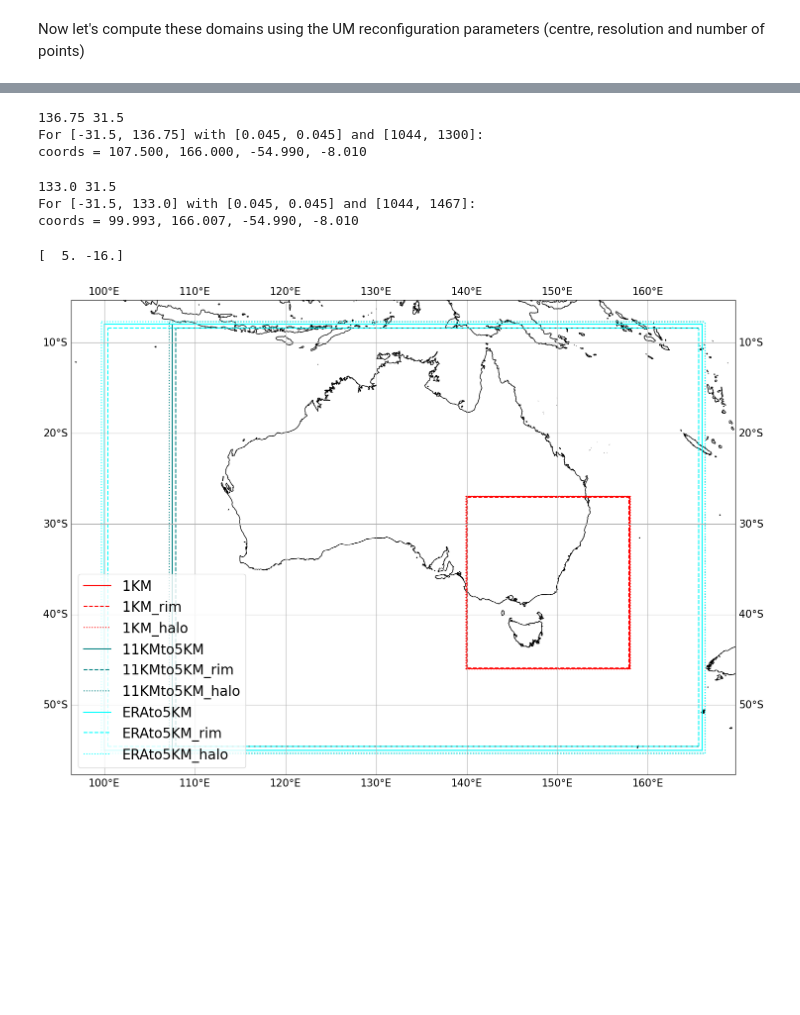
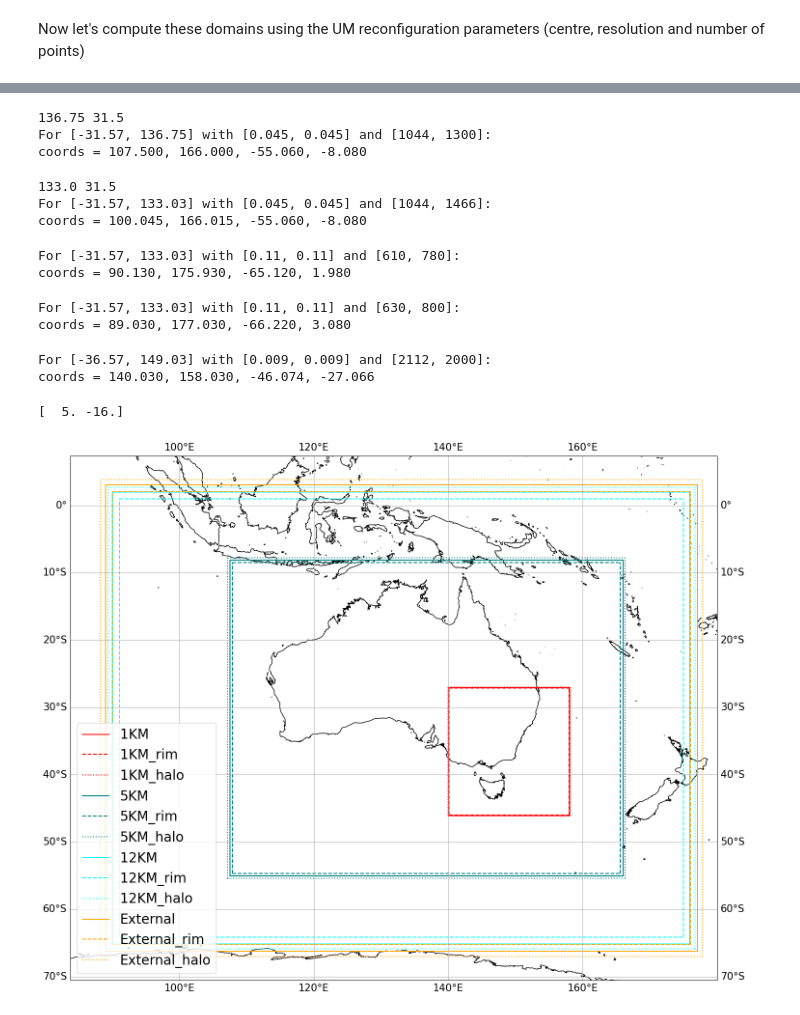
Before and after one commit to 21centuryweather/UM_configuration_tools, a Jupyter notebook: Flagship_domain.ipynb, the cells around one changed output, grey strips where cells are left out. Saved outputs shown, nothing was run; the diff lists cells and outputs as text; code cells hidden in the pictures; blank space fills up the shorter version.

```diff
--- a/Flagship_domain.ipynb
+++ b/Flagship_domain.ipynb
@@ -101,5 +113,5 @@ coords = 140.000, 158.000, -45.999, -27.001
 # %%
-# Flagship 11kmto5km domain. Target domain is [107.5,166,-8,-55]
+# Flagship 5km domain. Target domain is [107.5,166,-8,-55]
 
 inner_ew=(166-107.5)
 inner_ns=(55-8)
@@ -108,15 +120,15 @@ ns_centre=8+inner_ns/2
 
 print (ew_centre,ns_centre)
 
-FLAGSHIP_11kmto5km_CENTRE=[-31.5,136.75]
-FLAGSHIP_11kmto5km_RES=[0.045,0.045]
-FLAGSHIP_11kmto5km_SIZE=[1044,1300]
+FLAGSHIP_5km_CENTRE=[-31.57,136.75]
+FLAGSHIP_5km_RES=[0.045,0.045]
+FLAGSHIP_5km_SIZE=[1044,1300]
 
-print_corners(FLAGSHIP_11kmto5km_CENTRE, FLAGSHIP_11kmto5km_RES, FLAGSHIP_11kmto5km_SIZE)
+print_corners(FLAGSHIP_5km_CENTRE, FLAGSHIP_5km_RES, FLAGSHIP_5km_SIZE)
 # %% [output]
 136.75 31.5
-For [-31.5, 136.75] with [0.045, 0.045] and [1044, 1300]:
-coords = 107.500, 166.000, -54.990, -8.010
+For [-31.57, 136.75] with [0.045, 0.045] and [1044, 1300]:
+coords = 107.500, 166.000, -55.060, -8.080
 # %%
 # Flagship ERAto5km domain. Target domain is [100,166,-8,-55]
 
@@ -127,15 +139,48 @@ ns_centre=8+inner_ns/2
 
 print (ew_centre,ns_centre)
 
-FLAGSHIP_ERAto5km_CENTRE=[-31.5,133.0]
-FLAGSHIP_ERAto5km_RES=[0.045,0.045]
-FLAGSHIP_ERAto5km_SIZE=[1044,1467]
+FLAGSHIP_BARRAto5km_CENTRE=[-31.57,133.03]
+FLAGSHIP_BARRAto5km_RES=[0.045,0.045]
+FLAGSHIP_BARRAto5km_SIZE=[1044,1466]
 
-print_corners(FLAGSHIP_ERAto5km_CENTRE, FLAGSHIP_ERAto5km_RES, FLAGSHIP_ERAto5km_SIZE)
+print_corners(FLAGSHIP_BARRAto5km_CENTRE, FLAGSHIP_BARRAto5km_RES, FLAGSHIP_BARRAto5km_SIZE)
 # %% [output]
 133.0 31.5
-For [-31.5, 133.0] with [0.045, 0.045] and [1044, 1467]:
-coords = 99.993, 166.007, -54.990, -8.010
+For [-31.57, 133.03] with [0.045, 0.045] and [1044, 1466]:
+coords = 100.045, 166.015, -55.060, -8.080
+# %%
+# Flagship BARRA-R2 internal domain. Target domain is [90,180,-5,-65]
+
+FLAGSHIP_BARRA_CENTRE=[-31.57,133.03]
+FLAGSHIP_BARRA_RES=[0.11,0.11]
+FLAGSHIP_BARRA_SIZE=[610,780]
+
+print_corners(FLAGSHIP_BARRA_CENTRE, FLAGSHIP_BARRA_RES, FLAGSHIP_BARRA_SIZE)
+# %% [output]
+For [-31.57, 133.03] with [0.11, 0.11] and [610, 780]:
+coords = 90.130, 175.930, -65.120, 1.980
+# %%
+# Flagship BARRA-R2 external domain. Target domain is [90,180,-5,-65]
+
+FLAGSHIP_BARRA_EX_CENTRE=[-31.57,133.03]
+FLAGSHIP_BARRA_EX_RES=[0.11,0.11]
+FLAGSHIP_BARRA_EX_SIZE=[630,800]
+
+print_corners(FLAGSHIP_BARRA_EX_CENTRE, FLAGSHIP_BARRA_EX_RES, FLAGSHIP_BARRA_EX_SIZE)
+# %% [output]
+For [-31.57, 133.03] with [0.11, 0.11] and [630, 800]:
+coords = 89.030, 177.030, -66.220, 3.080
+# %%
+# Flagship 1-km domain. Target domain is [140,158,-27,-46]
+
+FLAGSHIP_1_CENTRE=[-36.57,149.03]
+FLAGSHIP_1_RES=[0.009,0.009]
+FLAGSHIP_1_SIZE=[2112,2000]
+
+print_corners(FLAGSHIP_1_CENTRE, FLAGSHIP_1_RES, FLAGSHIP_1_SIZE)
+# %% [output]
+For [-36.57, 149.03] with [0.009, 0.009] and [2112, 2000]:
+coords = 140.030, 158.030, -46.074, -27.066
 # %%
 # Compute offset between 1 km domain centre and ERAto5km
 import numpy as np
@@ -146,16 +191,19 @@ print (offset)
 # %%
 # Re-plot using UM reconfiguration parameters
 
 plt.figure(figsize=(15,15))
 ax = plt.axes(projection=ccrs.PlateCarree())
 flagship_1km_coords = plot_region(ax, '1KM', centre=FLAGSHIP_1_CENTRE, res=FLAGSHIP_1_RES, size=FLAGSHIP_1_SIZE, color='r')
-flagship_11kmto5km_coords = plot_region(ax, '11KMto5KM', centre=FLAGSHIP_11kmto5km_CENTRE, res=FLAGSHIP_11kmto5km_RES, size=FLAGSHIP_11kmto5km_SIZE, color='teal')
-flagship_ERAto5km_coords = plot_region(ax, 'ERAto5KM', centre=FLAGSHIP_ERAto5km_CENTRE, res=FLAGSHIP_ERAto5km_RES, size=FLAGSHIP_ERAto5km_SIZE, color='cyan')
+flagship_5km_coords = plot_region(ax, '5KM', centre=FLAGSHIP_5km_CENTRE, res=FLAGSHIP_5km_RES, size=FLAGSHIP_5km_SIZE, color='teal')
+flagship_12km_coords = plot_region(ax, '12KM', centre=FLAGSHIP_BARRA_CENTRE, res=FLAGSHIP_BARRA_RES, size=FLAGSHIP_BARRA_SIZE, color='cyan')
+flagship_12km_ext_coords = plot_region(ax, 'External', centre=FLAGSHIP_BARRA_EX_CENTRE, res=FLAGSHIP_BARRA_EX_RES, size=FLAGSHIP_BARRA_EX_SIZE, color='orange')
+
 ax.gridlines(draw_labels=True)
 
 ax.coastlines('10m')
 ax.legend(loc='lower left');
 plt.rcParams.update({'font.size':15})
 plt.tight_layout()
+plt.savefig('Flagship_rims_halos.png')
 # %% [output]
-[figure, old version]
+[figure, new version]
```
Also changed, not shown: parts of 12 cells of this notebook.
